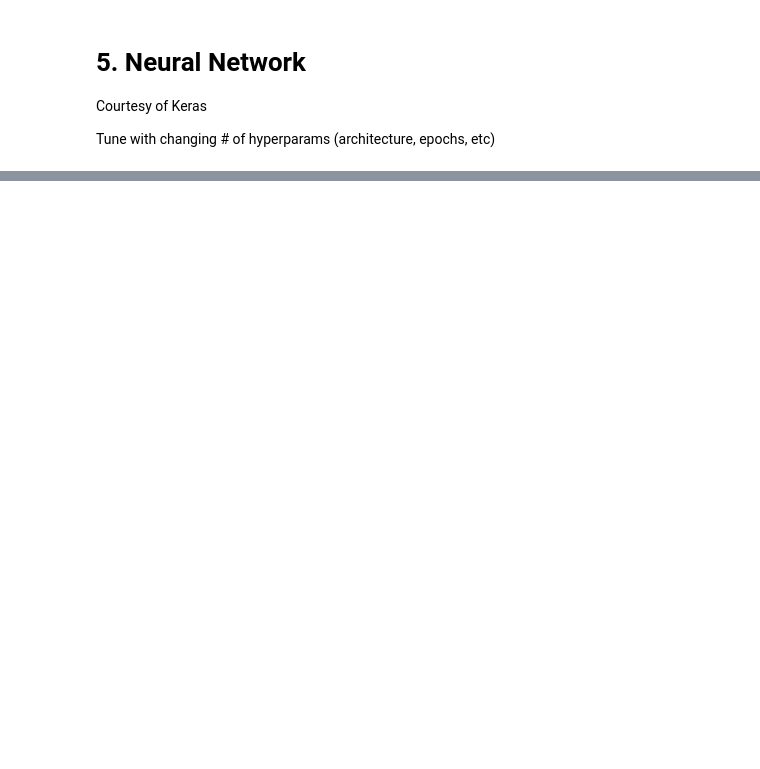
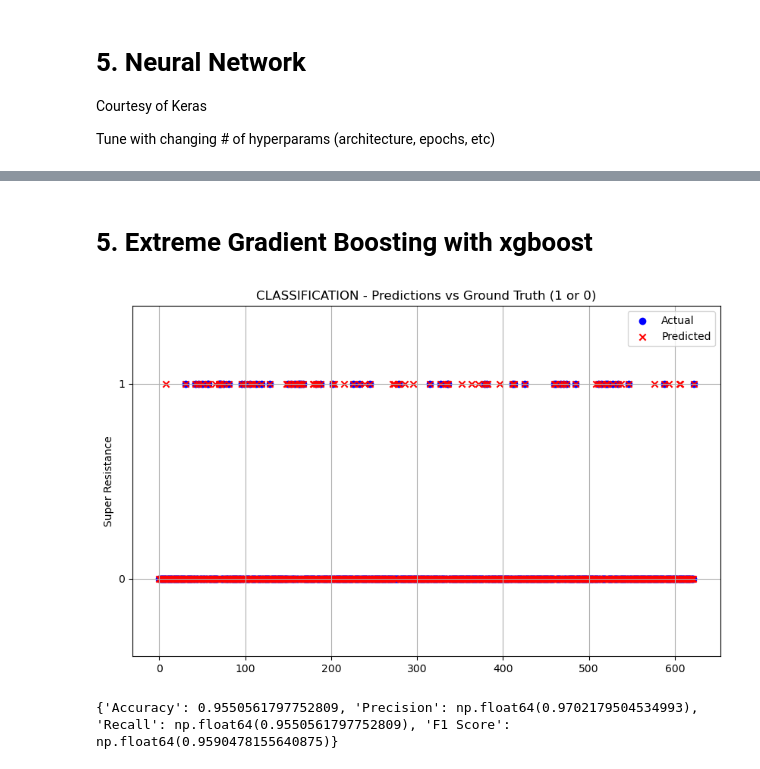
Before and after one commit to VX59/4-587-project-p1, a Jupyter notebook: src/modelling.ipynb, the cells around one changed output, grey strips where cells are left out. Saved outputs shown, nothing was run; the diff lists cells and outputs as text; code cells hidden in the pictures; blank space fills up the shorter version.

Commit message:
xgboost and random forest

```diff
--- a/src/modelling.ipynb
+++ b/src/modelling.ipynb
@@ -346,0 +305,15 @@ Epoch 10/10
+# %% [markdown]
+# 5. Extreme Gradient Boosting with xgboost
+# %%
+import xgboost as xgb
+from sklearn.model_selection import train_test_split
+
+xgb_model = xgb.XGBRegressor(objective='binary:logistic', n_estimators=100,  max_depth=3, learning_rate=0.01)
+
+xgb_model.fit(X_train, y_train)
+
+y_pred = xgb_model.predict(X_test)
+print(eval_classification(y_test, y_pred))
+# %% [output]
+[figure, added]
+{'Accuracy': 0.9550561797752809, 'Precision': np.float64(0.9702179504534993), 'Recall': np.float64(0.9550561797752809), 'F1 Score': np.float64(0.9590478155640875)}
```
Also changed, not shown: parts of 11 cells of this notebook.
